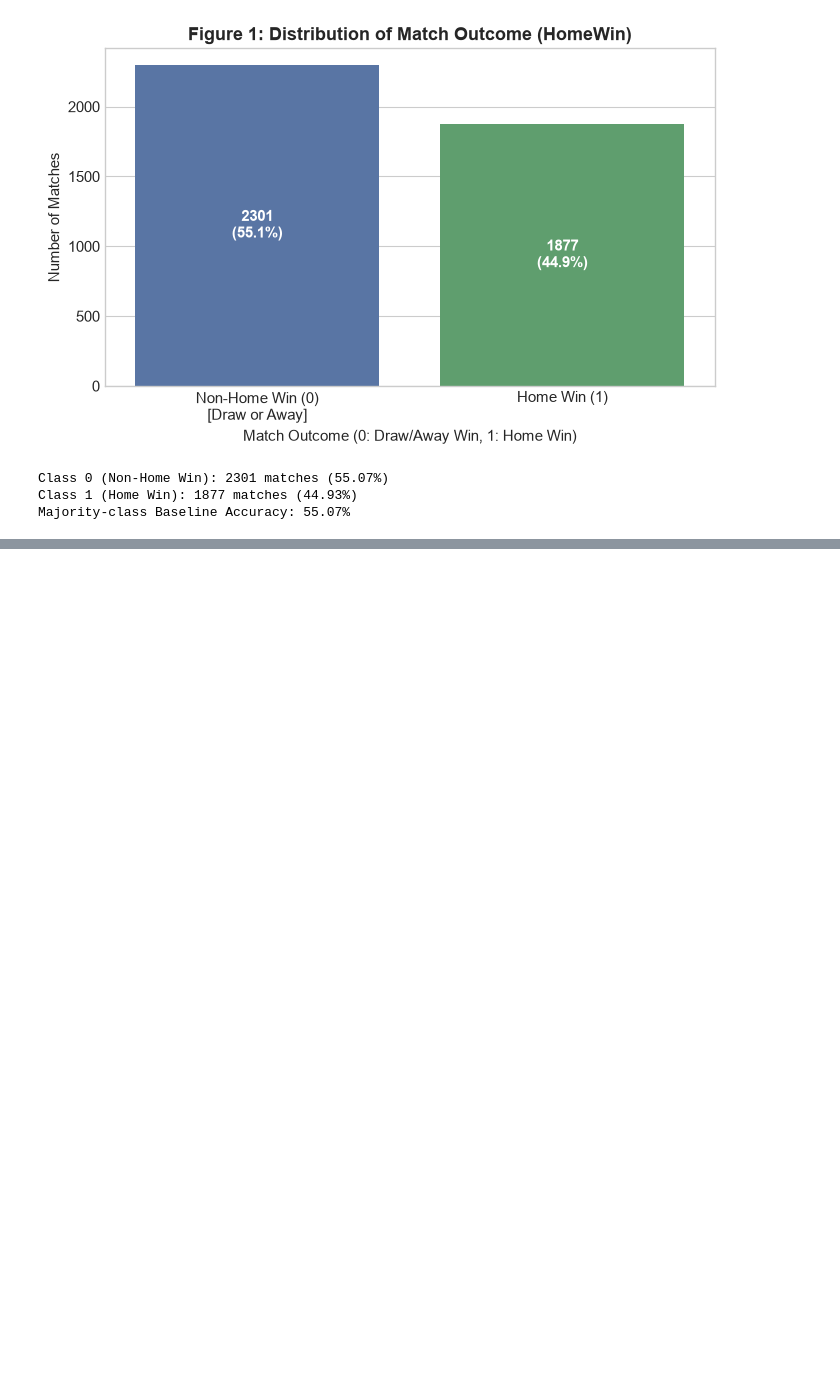
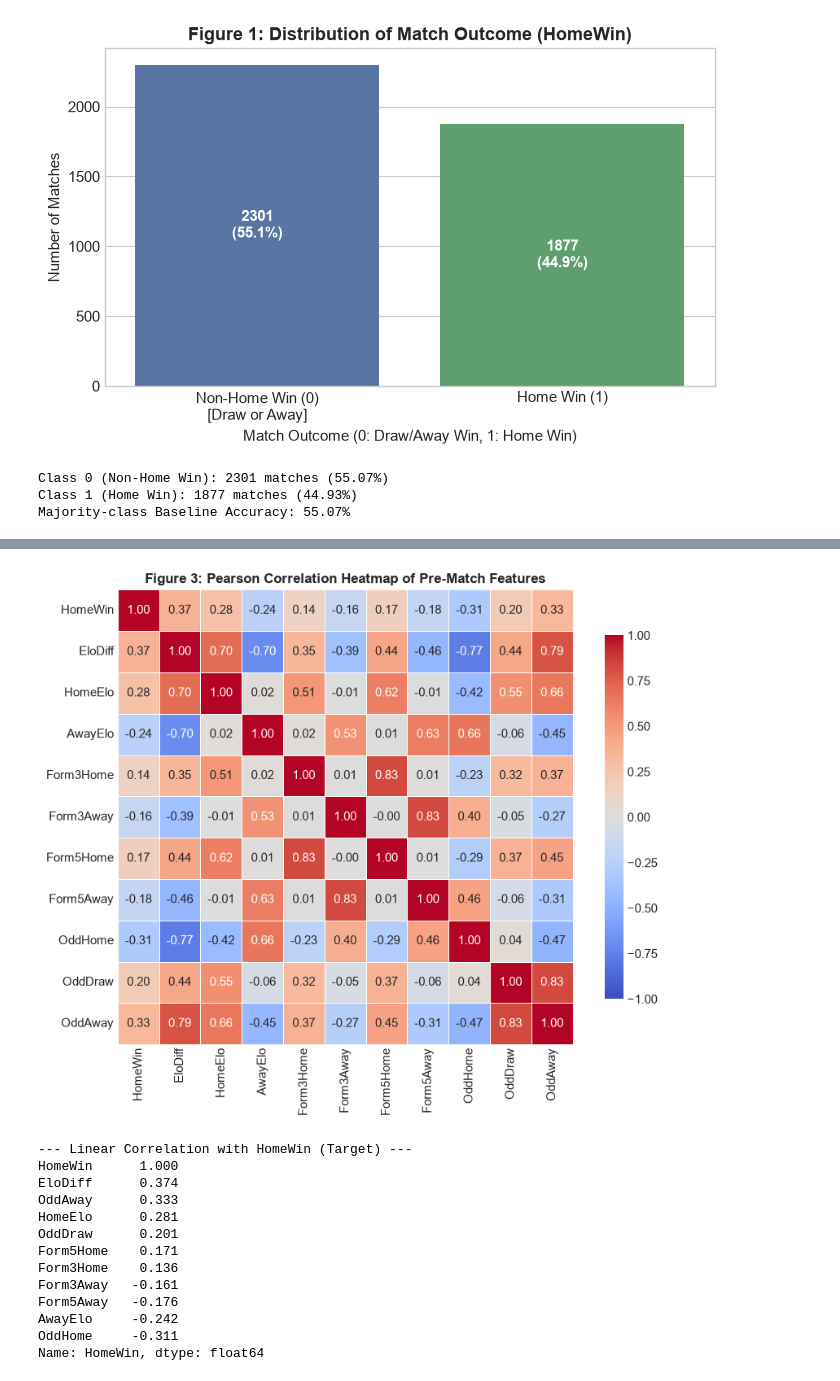
Before and after one commit to pablomartinnavarro/cmp6202-coursework, a Jupyter notebook: notebooks/01_eda.ipynb, the cells around one changed output, grey strips where cells are left out. Cells and saved outputs as stored; diff of their text form; code cells hidden in the pictures; blank space fills up the shorter version.

```diff
--- a/notebooks/01_eda.ipynb
+++ b/notebooks/01_eda.ipynb
@@ -75,0 +113,37 @@ Majority-class Baseline Accuracy: 55.07%
+# %%
+# 4. Figure 3: Correlation Heatmap of Pre-Match Numerical Features
+selected_features = [
+    'HomeWin', 'EloDiff', 'HomeElo', 'AwayElo',
+    'Form3Home', 'Form3Away', 'Form5Home', 'Form5Away',
+    'OddHome', 'OddDraw', 'OddAway'
+]
+
+corr_matrix = df[selected_features].corr()
+
+plt.figure(figsize=(9, 7))
+sns.heatmap(corr_matrix, annot=True, fmt='.2f', cmap='coolwarm', vmin=-1, vmax=1,
+            square=True, linewidths=0.5, cbar_kws={'shrink': 0.8})
+
+plt.title('Figure 3: Pearson Correlation Heatmap of Pre-Match Features', fontsize=12, weight='bold')
+plt.tight_layout()
+plt.savefig('../report/figures/fig3_correlation_heatmap.png', dpi=300)
+plt.show()
+
+# Print ranked correlations with HomeWin
+print("--- Linear Correlation with HomeWin (Target) ---")
+print(corr_matrix['HomeWin'].sort_values(ascending=False).round(3))
+# %% [output]
+[figure, added]
+--- Linear Correlation with HomeWin (Target) ---
+HomeWin      1.000
+EloDiff      0.374
+OddAway      0.333
+HomeElo      0.281
+OddDraw      0.201
+Form5Home    0.171
+Form3Home    0.136
+Form3Away   -0.161
+Form5Away   -0.176
+AwayElo     -0.242
+OddHome     -0.311
+Name: HomeWin, dtype: float64
```
Also changed, not shown: parts of 4 cells of this notebook, 5 other files.
